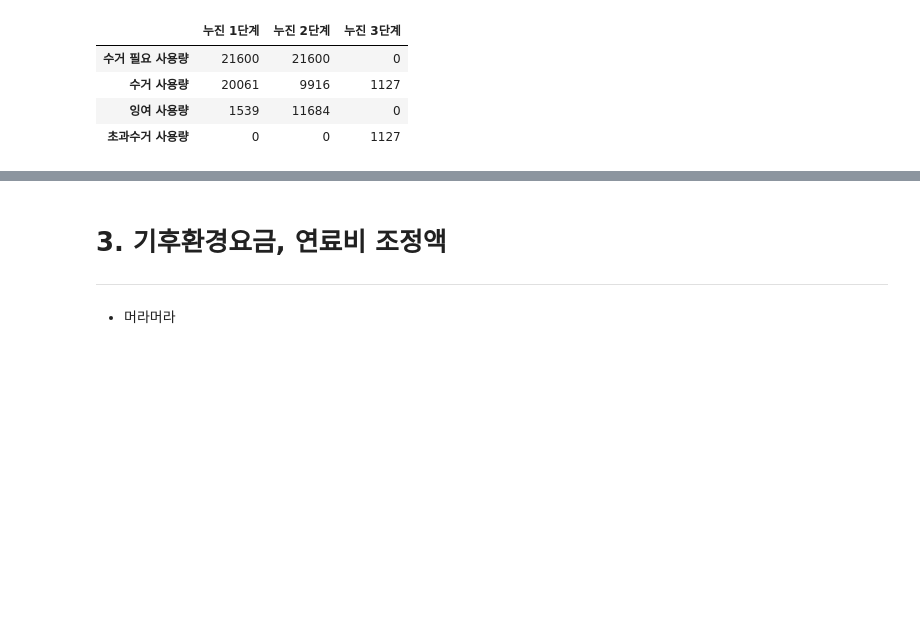
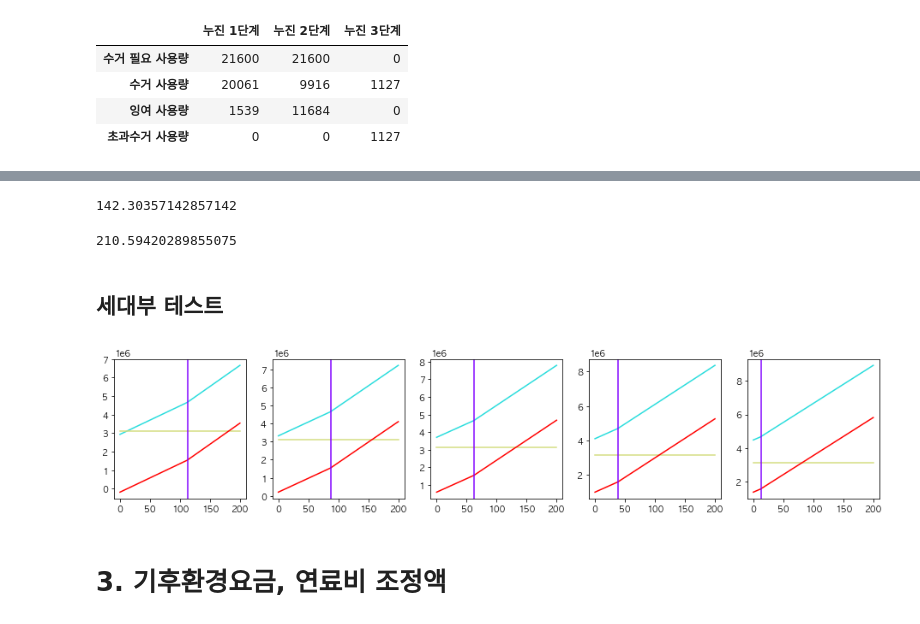
Before and after one commit to formegusto/what-is-public-fee, a Jupyter notebook: pt1.공용부의 전기요금 구성요소.ipynb, the cells around one changed output, grey strips where cells are left out. Cells and saved outputs as stored; diff of their text form; code cells hidden in the pictures; blank space fills up the shorter version.

```diff
--- a/pt1.공용부의 전기요금 구성요소.ipynb
+++ b/pt1.공용부의 전기요금 구성요소.ipynb
@@ -409,4 +587,44 @@ pd.DataFrame(np.array([all_col_needed, col_households,
+# %%
+public_df[:112]['오차'].mean() / len(month_df)
+# %% [output]
+142.30357142857142
+# %%
+public_df[112:]['오차'].mean() / len(month_df)
+# %% [output]
+210.59420289855075
+# %% [markdown]
+## 세대부 테스트
+# %%
+md = month_df.copy()
+basic_mem = list()
+
+for cnt in range(0, 101, 25):
+    md['usage (kWh)'] = month_df['usage (kWh)'] + cnt
+    basic_df = pd.DataFrame(index=['APT', '세대부', '공용부'])
+    for public_kWh in range(0, 21601, 108):
+        APT = md['usage (kWh)'].sum() + public_kWh
+        _, anal_df = crs.utils.get_analysis_df(_month, month_df, APT)
+
+        basic_df["{}kWh".format(round(public_kWh) / 108)] = \
+        anal_df['전력량요금'].values[:3]
+
+    basic_mem.append((md['usage (kWh)'].sum(),basic_df))
+# %%
+public_kWh = 21600
+palette = plt.cm.get_cmap("rainbow", len(basic_mem[0][1]) + 1)
+
+plt.figure(figsize=(16,3))
+for idx, (h_kWh, basic_df) in enumerate(basic_mem):
+    ax = plt.subplot(1, 5, idx + 1)
+    for idx,(index_name, row) in enumerate(basic_df.iterrows()):
+        ax.plot(range(0, 201),row.values, c=palette(idx + 1),
+                 label="{} 전력량요금".format(index_name))
+
+    change = 401 - h_kWh / len(month_df)
+    ax.axvline(change, c=palette(0))
+
+plt.show()
+# %% [output]
+[figure, added]
 # %% [markdown]
 # 3. 기후환경요금, 연료비 조정액
----
-- 머라머라
```
Also changed, not shown: parts of 17 cells of this notebook.
